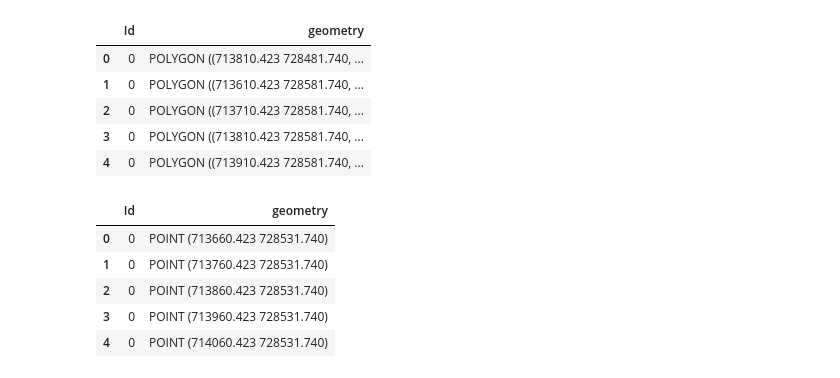
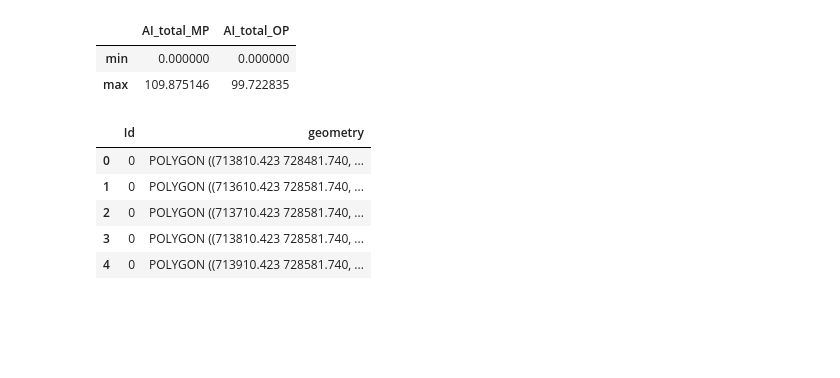
Before and after one commit to RBGit99/Thesis, a Jupyter notebook: PTAL_Analysis.ipynb, the cells around one changed output. Saved outputs shown, nothing was run; the diff lists cells and outputs as text; code cells hidden in the pictures; blank space fills up the shorter version.

```diff
--- a/PTAL_Analysis.ipynb
+++ b/PTAL_Analysis.ipynb
@@ -128,24 +187,23 @@ OD_AI.head()
+# %%
+# Compute the minimum and maximum values of accessibility indices for peak and off-peak periods
+df[['AI_total_MP', 'AI_total_OP']].agg(['min', 'max'])
+# %% [output]
+|  | AI_total_MP | AI_total_OP |
+| min | 0.000000 | 0.000000 |
+| max | 109.875146 | 99.722835 |
 # %%
 #Reads 100*100 Fishnet grid
 fishnet_gdf=gpd.read_file(data_path + r'\Data_used\DCC\Grid_100_SA.shp')
-# %%
-fishnet_gdf.head()
-# %% [output]
-|  | Id | geometry |
-| 0 | 0 | POLYGON ((713810.423 728481.740, ... |
-| 1 | 0 | POLYGON ((713610.423 728581.740, ... |
-| 2 | 0 | POLYGON ((713710.423 728581.740, ... |
-| 3 | 0 | POLYGON ((713810.423 728581.740, ... |
-| 4 | 0 | POLYGON ((713910.423 728581.740, ... |
+# %%
+#Displays first few rows
+fishnet_gdf.head()
+# %% [output]
+|  | Id | geometry |
+| 0 | 0 | POLYGON ((713810.423 728481.740, ... |
+| 1 | 0 | POLYGON ((713610.423 728581.740, ... |
+| 2 | 0 | POLYGON ((713710.423 728581.740, ... |
+| 3 | 0 | POLYGON ((713810.423 728581.740, ... |
+| 4 | 0 | POLYGON ((713910.423 728581.740, ... |
 # %%
 #Reads Fishnet Grid Labels
 fishnet_gdf_Point=gpd.read_file(data_path + r'\Data_used\DCC\Grid_100_label_SA.shp')
-# %%
-fishnet_gdf_Point.head()
-# %% [output]
-|  | Id | geometry |
-| 0 | 0 | POINT (713660.423 728531.740) |
-| 1 | 0 | POINT (713760.423 728531.740) |
-| 2 | 0 | POINT (713860.423 728531.740) |
-| 3 | 0 | POINT (713960.423 728531.740) |
-| 4 | 0 | POINT (714060.423 728531.740) |
```
Also changed, not shown: parts of 28 cells of this notebook, 4 other files.
